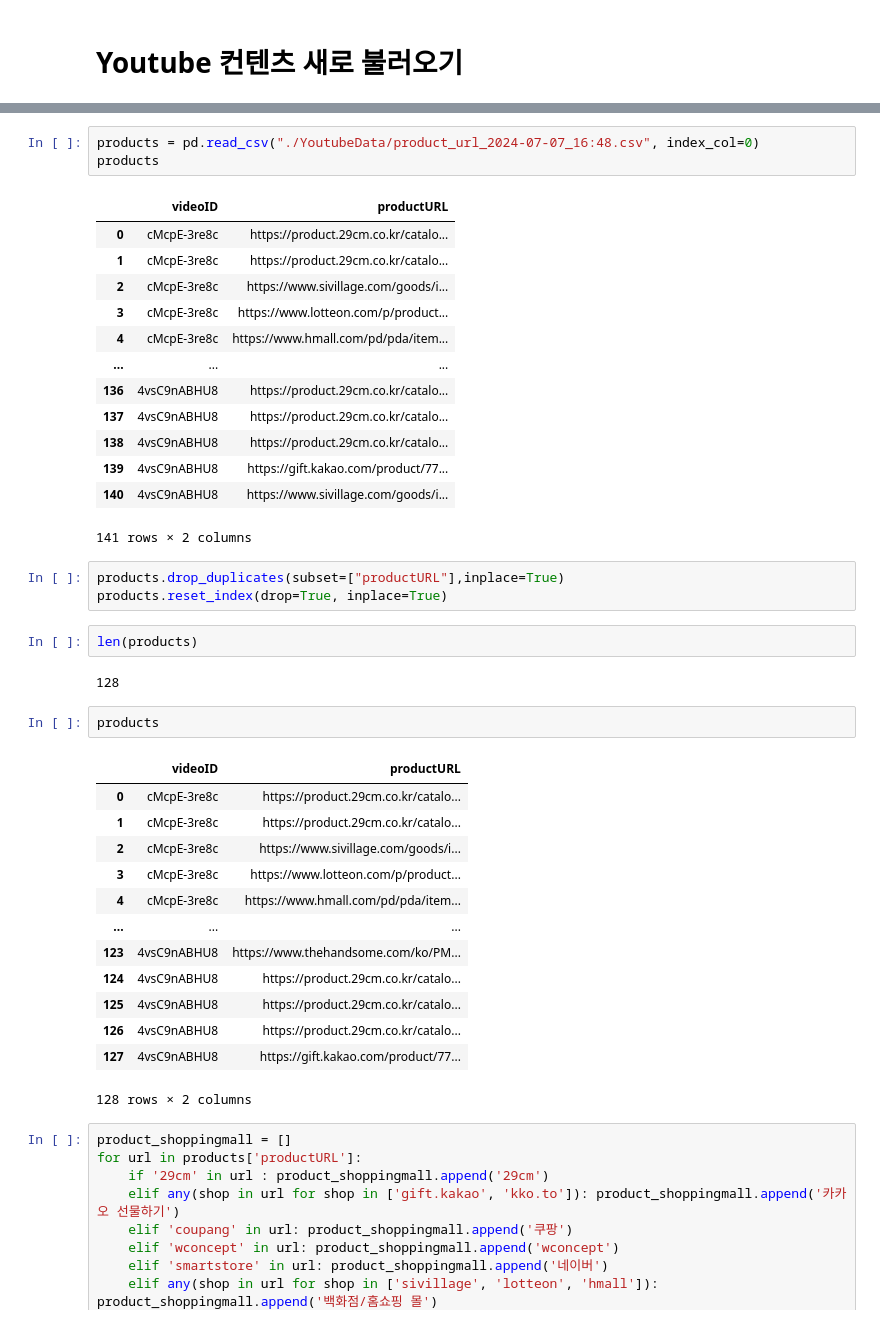
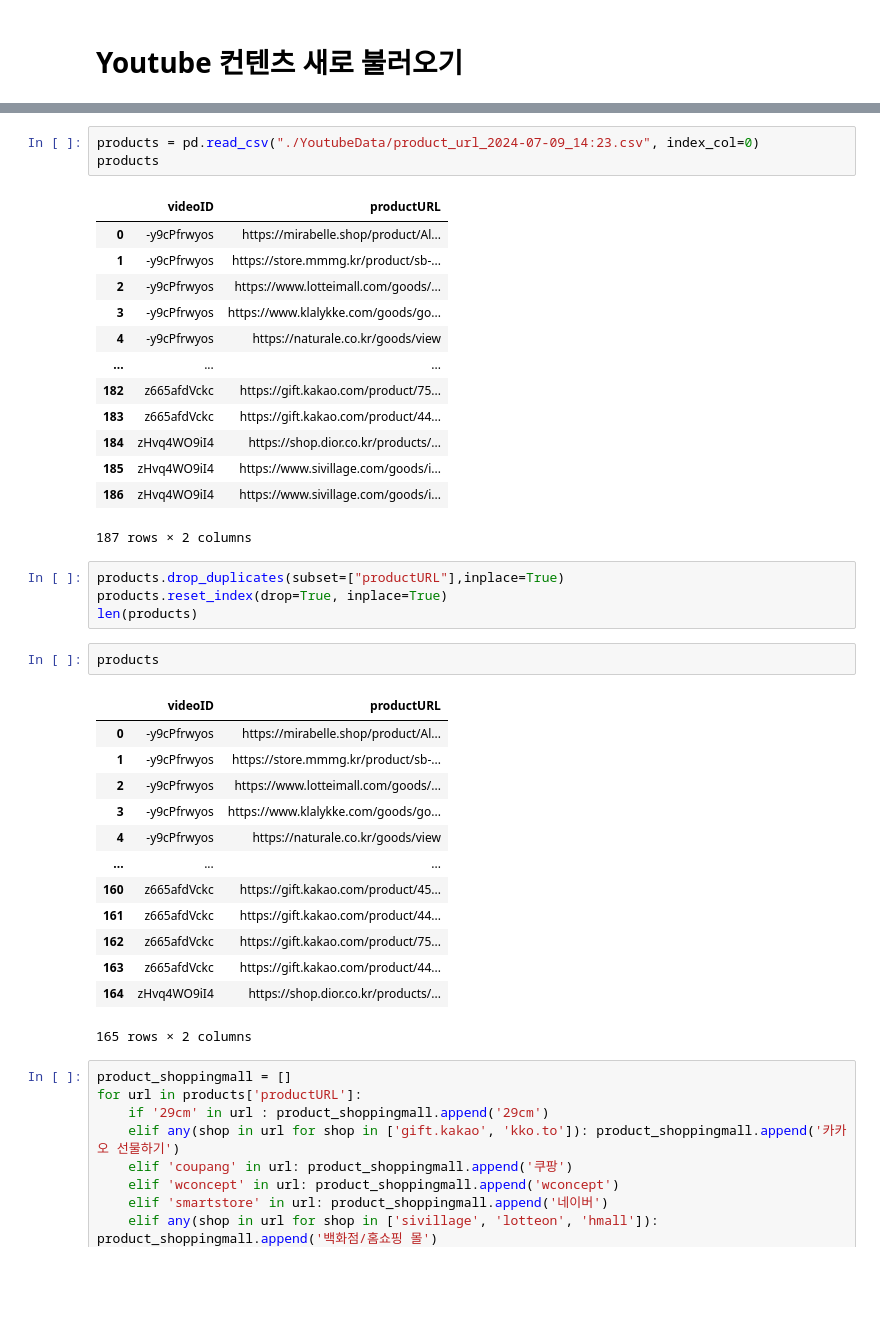
Before and after one commit to SWM-CLOV3R/oneit-dataset, a Jupyter notebook: get_new_dataset.ipynb, the cells around one changed output, grey strips where cells are left out. Cells and saved outputs as stored; diff of their text form; blank space fills up the shorter version.

Commit message:
feat : get new data to upload db

```diff
--- a/get_new_dataset.ipynb
+++ b/get_new_dataset.ipynb
@@ -24,43 +120,40 @@ get_product_urls(data)
 # %%
-products = pd.read_csv("./YoutubeData/product_url_2024-07-07_16:48.csv", index_col=0)
+products = pd.read_csv("./YoutubeData/product_url_2024-07-09_14:23.csv", index_col=0)
 products
 # %% [output]
 |  | videoID | productURL |
-| 0 | cMcpE-3re8c | https://product.29cm.co.kr/catalo... |
-| 1 | cMcpE-3re8c | https://product.29cm.co.kr/catalo... |
-| 2 | cMcpE-3re8c | https://www.sivillage.com/goods/i... |
-| 3 | cMcpE-3re8c | https://www.lotteon.com/p/product... |
-| 4 | cMcpE-3re8c | https://www.hmall.com/pd/pda/item... |
+| 0 | -y9cPfrwyos | https://mirabelle.shop/product/Al... |
+| 1 | -y9cPfrwyos | https://store.mmmg.kr/product/sb-... |
+| 2 | -y9cPfrwyos | https://www.lotteimall.com/goods/... |
+| 3 | -y9cPfrwyos | https://www.klalykke.com/goods/go... |
+| 4 | -y9cPfrwyos | https://naturale.co.kr/goods/view |
 | ... | ... | ... |
-| 136 | 4vsC9nABHU8 | https://product.29cm.co.kr/catalo... |
-| 137 | 4vsC9nABHU8 | https://product.29cm.co.kr/catalo... |
-| 138 | 4vsC9nABHU8 | https://product.29cm.co.kr/catalo... |
-| 139 | 4vsC9nABHU8 | https://gift.kakao.com/product/77... |
-| 140 | 4vsC9nABHU8 | https://www.sivillage.com/goods/i... |
+| 182 | z665afdVckc | https://gift.kakao.com/product/75... |
+| 183 | z665afdVckc | https://gift.kakao.com/product/44... |
+| 184 | zHvq4WO9iI4 | https://shop.dior.co.kr/products/... |
+| 185 | zHvq4WO9iI4 | https://www.sivillage.com/goods/i... |
+| 186 | zHvq4WO9iI4 | https://www.sivillage.com/goods/i... |
-141 rows × 2 columns
+187 rows × 2 columns
 # %%
 products.drop_duplicates(subset=["productURL"],inplace=True)
 products.reset_index(drop=True, inplace=True)
+len(products)
-# %%
-len(products)
-# %% [output]
-128
 # %%
 products
 # %% [output]
 |  | videoID | productURL |
-| 0 | cMcpE-3re8c | https://product.29cm.co.kr/catalo... |
-| 1 | cMcpE-3re8c | https://product.29cm.co.kr/catalo... |
-| 2 | cMcpE-3re8c | https://www.sivillage.com/goods/i... |
-| 3 | cMcpE-3re8c | https://www.lotteon.com/p/product... |
-| 4 | cMcpE-3re8c | https://www.hmall.com/pd/pda/item... |
+| 0 | -y9cPfrwyos | https://mirabelle.shop/product/Al... |
+| 1 | -y9cPfrwyos | https://store.mmmg.kr/product/sb-... |
+| 2 | -y9cPfrwyos | https://www.lotteimall.com/goods/... |
+| 3 | -y9cPfrwyos | https://www.klalykke.com/goods/go... |
+| 4 | -y9cPfrwyos | https://naturale.co.kr/goods/view |
 | ... | ... | ... |
-| 123 | 4vsC9nABHU8 | https://www.thehandsome.com/ko/PM... |
-| 124 | 4vsC9nABHU8 | https://product.29cm.co.kr/catalo... |
-| 125 | 4vsC9nABHU8 | https://product.29cm.co.kr/catalo... |
-| 126 | 4vsC9nABHU8 | https://product.29cm.co.kr/catalo... |
-| 127 | 4vsC9nABHU8 | https://gift.kakao.com/product/77... |
+| 160 | z665afdVckc | https://gift.kakao.com/product/45... |
+| 161 | z665afdVckc | https://gift.kakao.com/product/44... |
+| 162 | z665afdVckc | https://gift.kakao.com/product/75... |
+| 163 | z665afdVckc | https://gift.kakao.com/product/44... |
+| 164 | zHvq4WO9iI4 | https://shop.dior.co.kr/products/... |
-128 rows × 2 columns
+165 rows × 2 columns
 # %%
 product_shoppingmall = []
 for url in products['productURL']:
```
Also changed, not shown: parts of 71 cells of this notebook.
